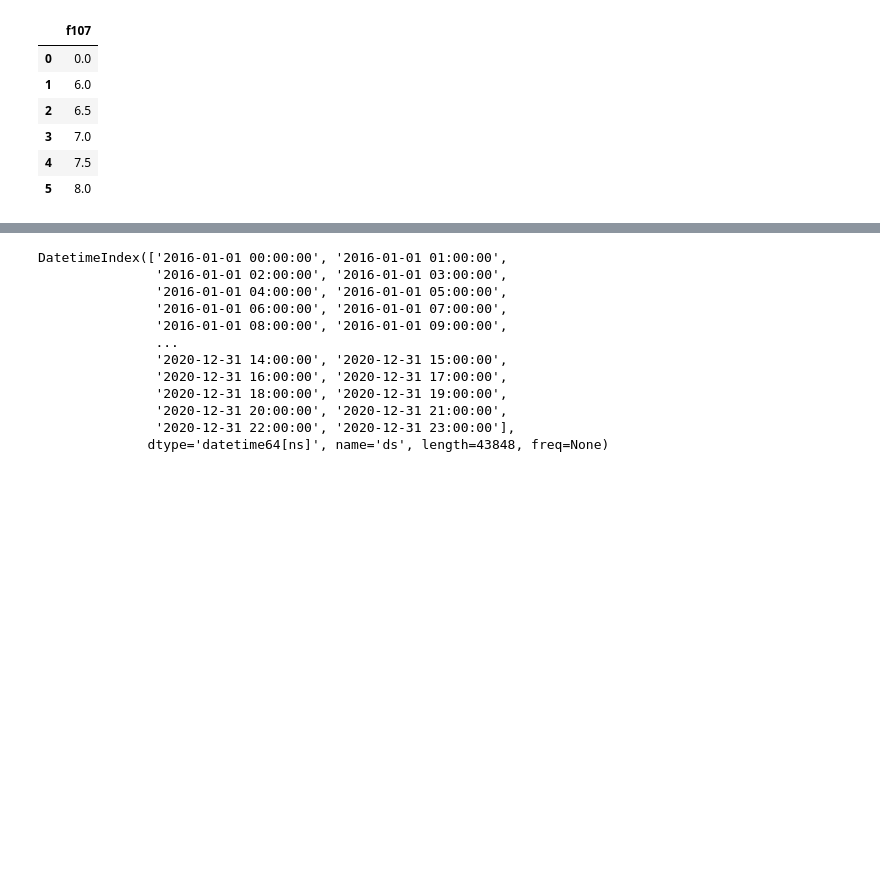
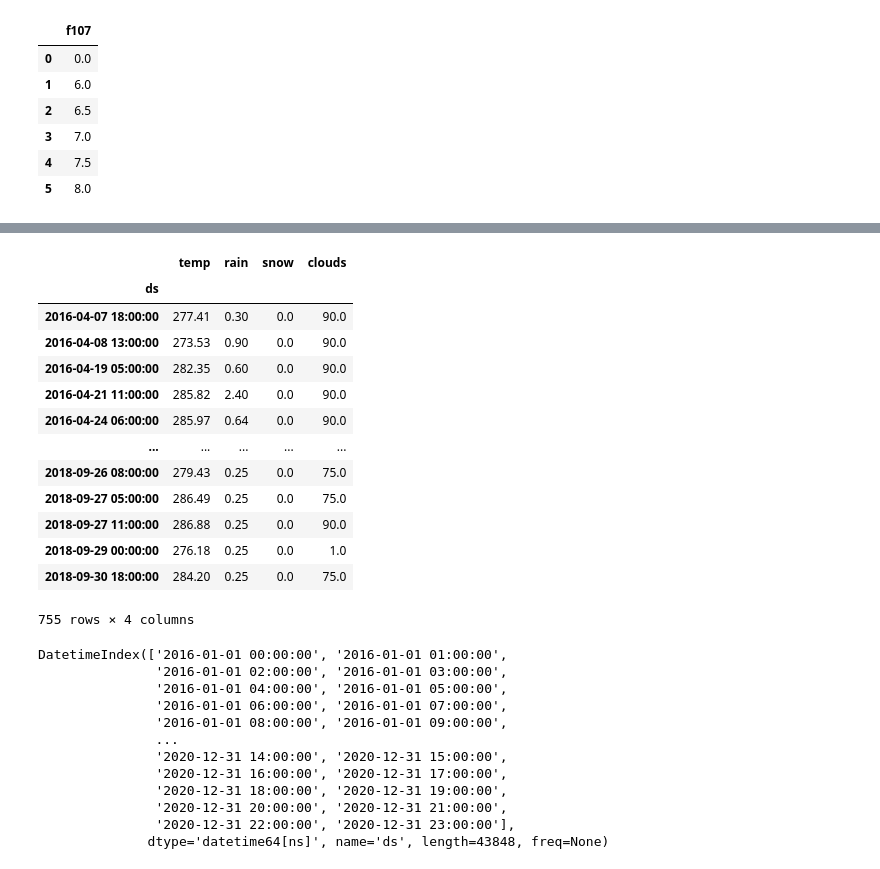
Before and after one commit to carloscanodomingo/NeuralProphetEQ, a Jupyter notebook: notebooks/testing_FCeVDarts.ipynb, the cells around one changed output, grey strips where cells are left out. Saved outputs shown, nothing was run; the diff lists cells and outputs as text; code cells hidden in the pictures; blank space fills up the shorter version.

```diff
--- a/notebooks/testing_FCeVDarts.ipynb
+++ b/notebooks/testing_FCeVDarts.ipynb
@@ -164,3 +181,20 @@ else:
+# %%
+df_covariates[df_covariates["rain"] > 0]
+# %% [output]
+|  | temp | rain | snow | clouds |
+| ds |  |  |  |  |
+| 2016-04-07 18:00:00 | 277.41 | 0.30 | 0.0 | 90.0 |
+| 2016-04-08 13:00:00 | 273.53 | 0.90 | 0.0 | 90.0 |
+| 2016-04-19 05:00:00 | 282.35 | 0.60 | 0.0 | 90.0 |
+| 2016-04-21 11:00:00 | 285.82 | 2.40 | 0.0 | 90.0 |
+| 2016-04-24 06:00:00 | 285.97 | 0.64 | 0.0 | 90.0 |
+| ... | ... | ... | ... | ... |
+| 2018-09-26 08:00:00 | 279.43 | 0.25 | 0.0 | 75.0 |
+| 2018-09-27 05:00:00 | 286.49 | 0.25 | 0.0 | 75.0 |
+| 2018-09-27 11:00:00 | 286.88 | 0.25 | 0.0 | 90.0 |
+| 2018-09-29 00:00:00 | 276.18 | 0.25 | 0.0 | 1.0 |
+| 2018-09-30 18:00:00 | 284.20 | 0.25 | 0.0 | 75.0 |
+755 rows × 4 columns
 # %%
 df_input.index
 # %% [output]
```
Also changed, not shown: parts of 39 cells of this notebook, 1 other file.
